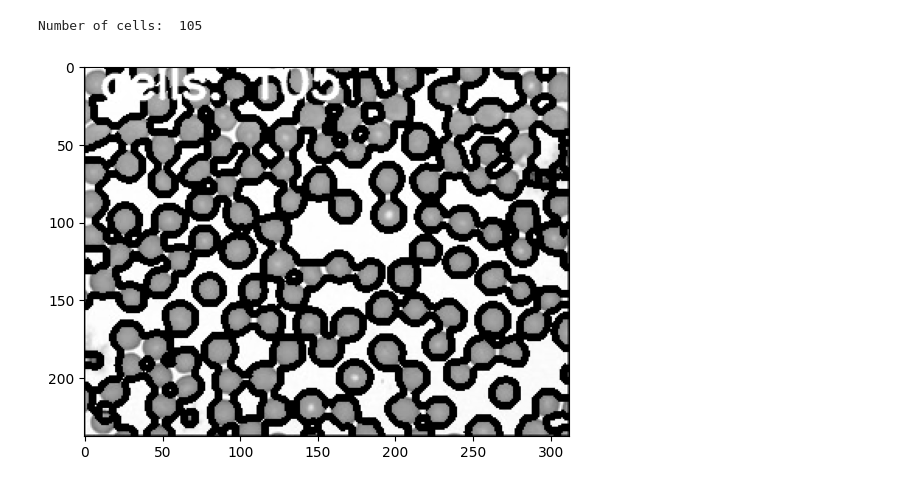
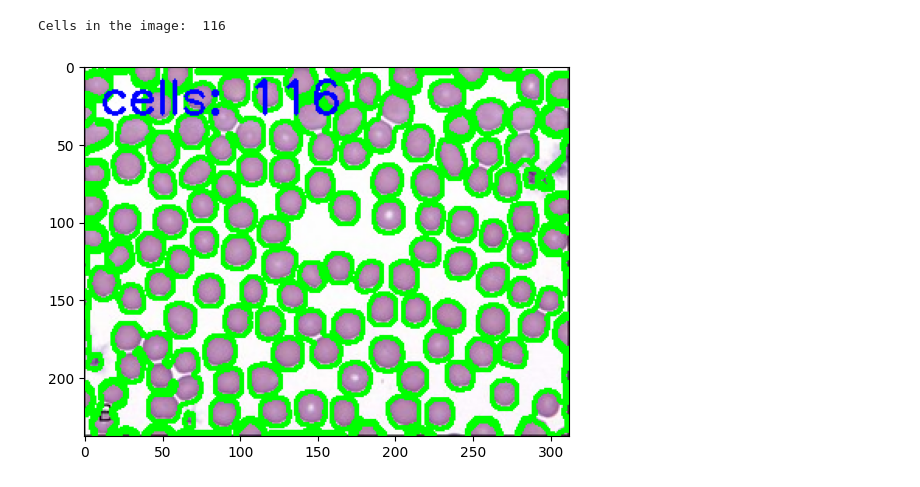
Before and after one commit to appleiphonedddd/NDHU_Advanced_Computer_Vision_Spring, a Jupyter notebook: Practice/0425/main.ipynb, the cells around one changed output. Cells and saved outputs as stored; diff of their text form; code cells hidden in the pictures.

```diff
--- a/Practice/0425/main.ipynb
+++ b/Practice/0425/main.ipynb
@@ -35,0 +5,20 @@ plt.show()
+# %%
+img_path = 'red_blood_cell.jpg'
+img = cv2.imread(img_path, cv2.IMREAD_GRAYSCALE)
+# %%
+# Apply GaussianBlur to the image
+blurred = cv2.GaussianBlur(img, (11, 11), 0)
+
+# Apply Canny Edge Detection
+canny_edges = cv2.Canny(blurred, 30, 150, 3)
+
+# Dilate the edges to make them more pronounced
+dilated_edges = cv2.dilate(canny_edges, (1, 1), iterations=2)
+
+# Find contours from the dilated image
+contours, _ = cv2.findContours(dilated_edges.copy(), cv2.RETR_EXTERNAL, cv2.CHAIN_APPROX_NONE)
+
+# Prepare to draw contours on the original colored image
+original_img = cv2.imread(img_path)
+colored_contours_img = cv2.cvtColor(original_img, cv2.COLOR_BGR2RGB)
+cv2.drawContours(colored_contours_img, contours, -1, (0, 255, 0), 2)
@@ -36,14 +43,11 @@ plt.show()
 # %%
-# Count automatically how many cells in the image.
+# Display the image
 
-print('Number of cells: ', len(contours))
-
-# Use cv2.putText() to write the number of cells on the upper left corner.
+print("Cells in the image: ", len(contours))
 font = cv2.FONT_HERSHEY_SIMPLEX
-cv2.putText(img, 'cells: ' + str(len(contours)), (10, 20), font, 1, (255, 255, 255), 2, cv2.LINE_AA)
-
-plt.imshow(img, cmap='gray')
+cv2.putText(colored_contours_img, 'cells: {}'.format(len(contours)), (10, 30), font, 1, (0, 0, 255), 2)
+plt.imshow(colored_contours_img)
 plt.show()
 # %% [output]
-Number of cells:  105
+Cells in the image:  116
-[figure, old version]
+[figure, new version]
```
Also changed, not shown: parts of 3 cells of this notebook, 1 other file.
